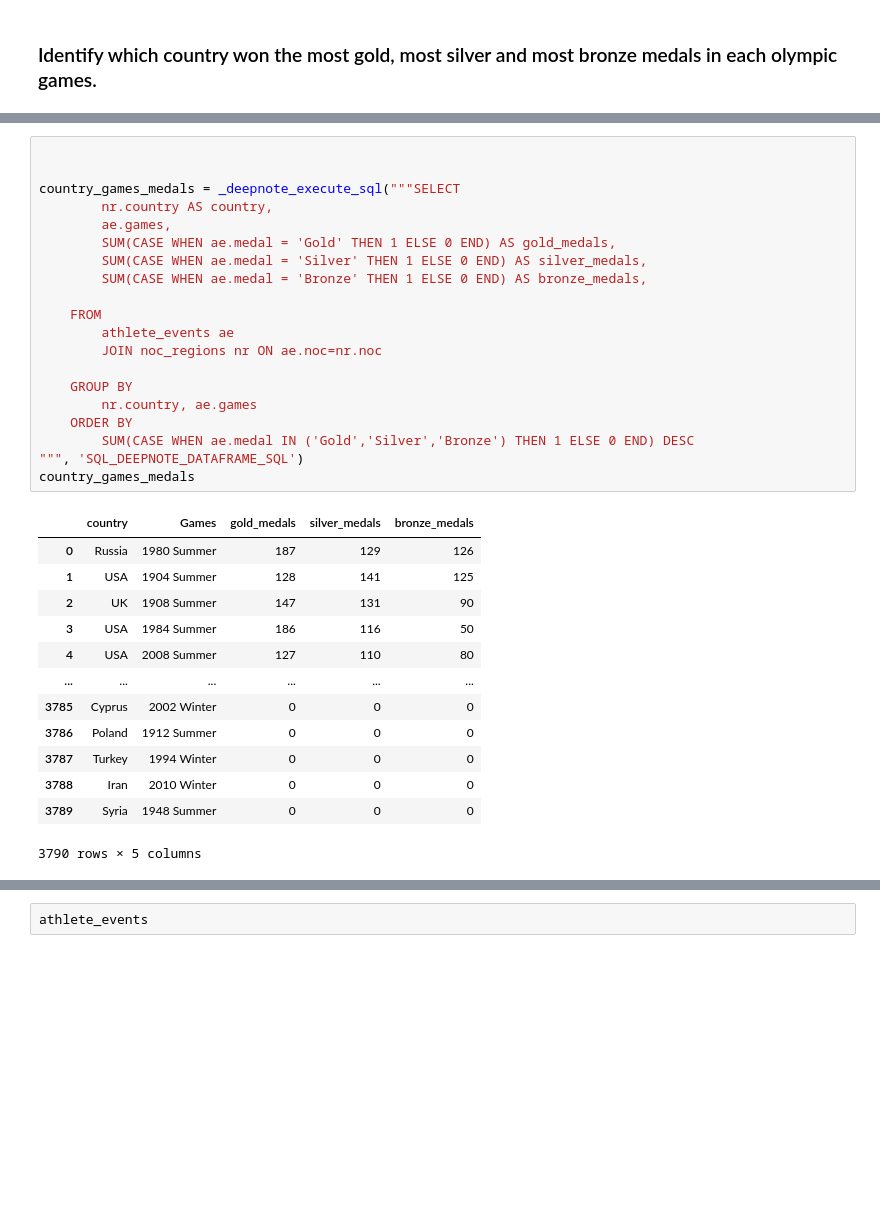
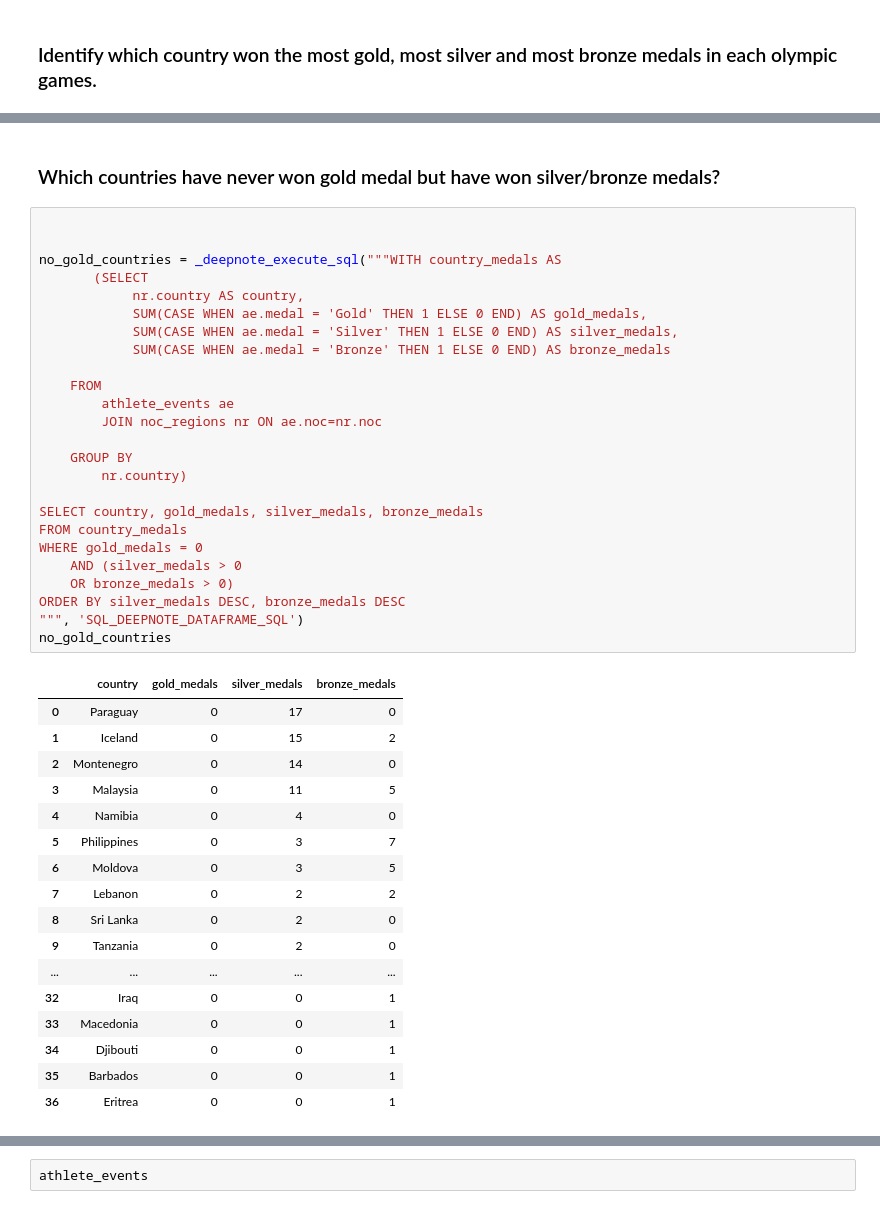
Before and after one commit to ManuelEspitia1/olympics, a Jupyter notebook: olympics_notebook.ipynb, the cells around one changed output, grey strips where cells are left out. Cells and saved outputs as stored; diff of their text form; blank space fills up the shorter version.

Commit message:
new query about no gold countries. previuos country pending

```diff
--- a/olympics_notebook.ipynb
+++ b/olympics_notebook.ipynb
@@ -716,34 +715,45 @@ RuntimeError: Parser Error: syntax error at end of input
+# %% [markdown]
+### Which countries have never won gold medal but have won silver/bronze medals?
 # %%
 
 
-country_games_medals = _deepnote_execute_sql("""SELECT
-        nr.country AS country,
-        ae.games,
-        SUM(CASE WHEN ae.medal = 'Gold' THEN 1 ELSE 0 END) AS gold_medals,
-        SUM(CASE WHEN ae.medal = 'Silver' THEN 1 ELSE 0 END) AS silver_medals,
-        SUM(CASE WHEN ae.medal = 'Bronze' THEN 1 ELSE 0 END) AS bronze_medals,
+no_gold_countries = _deepnote_execute_sql("""WITH country_medals AS
+       (SELECT
+            nr.country AS country,
+            SUM(CASE WHEN ae.medal = 'Gold' THEN 1 ELSE 0 END) AS gold_medals,
+            SUM(CASE WHEN ae.medal = 'Silver' THEN 1 ELSE 0 END) AS silver_medals,
+            SUM(CASE WHEN ae.medal = 'Bronze' THEN 1 ELSE 0 END) AS bronze_medals
 
     FROM
         athlete_events ae
         JOIN noc_regions nr ON ae.noc=nr.noc
 
     GROUP BY
-        nr.country, ae.games
-    ORDER BY
-        SUM(CASE WHEN ae.medal IN ('Gold','Silver','Bronze') THEN 1 ELSE 0 END) DESC
+        nr.country)
+
+SELECT country, gold_medals, silver_medals, bronze_medals
+FROM country_medals
+WHERE gold_medals = 0
+    AND (silver_medals > 0
+    OR bronze_medals > 0)
+ORDER BY silver_medals DESC, bronze_medals DESC
 """, 'SQL_DEEPNOTE_DATAFRAME_SQL')
-country_games_medals
+no_gold_countries
 # %% [output]
-|  | country | Games | gold_medals | silver_medals | bronze_medals |
-| 0 | Russia | 1980 Summer | 187 | 129 | 126 |
-| 1 | USA | 1904 Summer | 128 | 141 | 125 |
-| 2 | UK | 1908 Summer | 147 | 131 | 90 |
-| 3 | USA | 1984 Summer | 186 | 116 | 50 |
-| 4 | USA | 2008 Summer | 127 | 110 | 80 |
-| ... | ... | ... | ... | ... | ... |
-| 3785 | Cyprus | 2002 Winter | 0 | 0 | 0 |
-| 3786 | Poland | 1912 Summer | 0 | 0 | 0 |
-| 3787 | Turkey | 1994 Winter | 0 | 0 | 0 |
-| 3788 | Iran | 2010 Winter | 0 | 0 | 0 |
-| 3789 | Syria | 1948 Summer | 0 | 0 | 0 |
+|  | country | gold_medals | silver_medals | bronze_medals |
+| 0 | Paraguay | 0 | 17 | 0 |
+| 1 | Iceland | 0 | 15 | 2 |
+| 2 | Montenegro | 0 | 14 | 0 |
+| 3 | Malaysia | 0 | 11 | 5 |
+| 4 | Namibia | 0 | 4 | 0 |
+| 5 | Philippines | 0 | 3 | 7 |
+| 6 | Moldova | 0 | 3 | 5 |
+| 7 | Lebanon | 0 | 2 | 2 |
+| 8 | Sri Lanka | 0 | 2 | 0 |
+| 9 | Tanzania | 0 | 2 | 0 |
+| ... | ... | ... | ... | ... |
+| 32 | Iraq | 0 | 0 | 1 |
+| 33 | Macedonia | 0 | 0 | 1 |
+| 34 | Djibouti | 0 | 0 | 1 |
+| 35 | Barbados | 0 | 0 | 1 |
+| 36 | Eritrea | 0 | 0 | 1 |
-3790 rows × 5 columns
```
Also changed, not shown: parts of 10 cells of this notebook.
